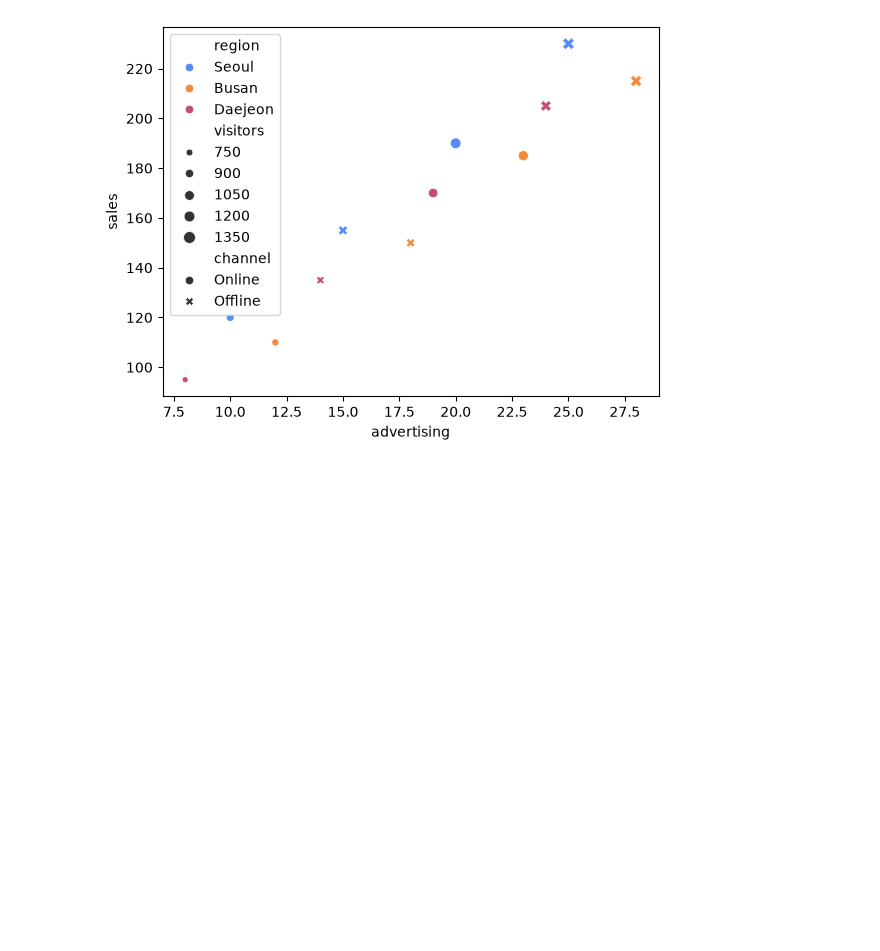
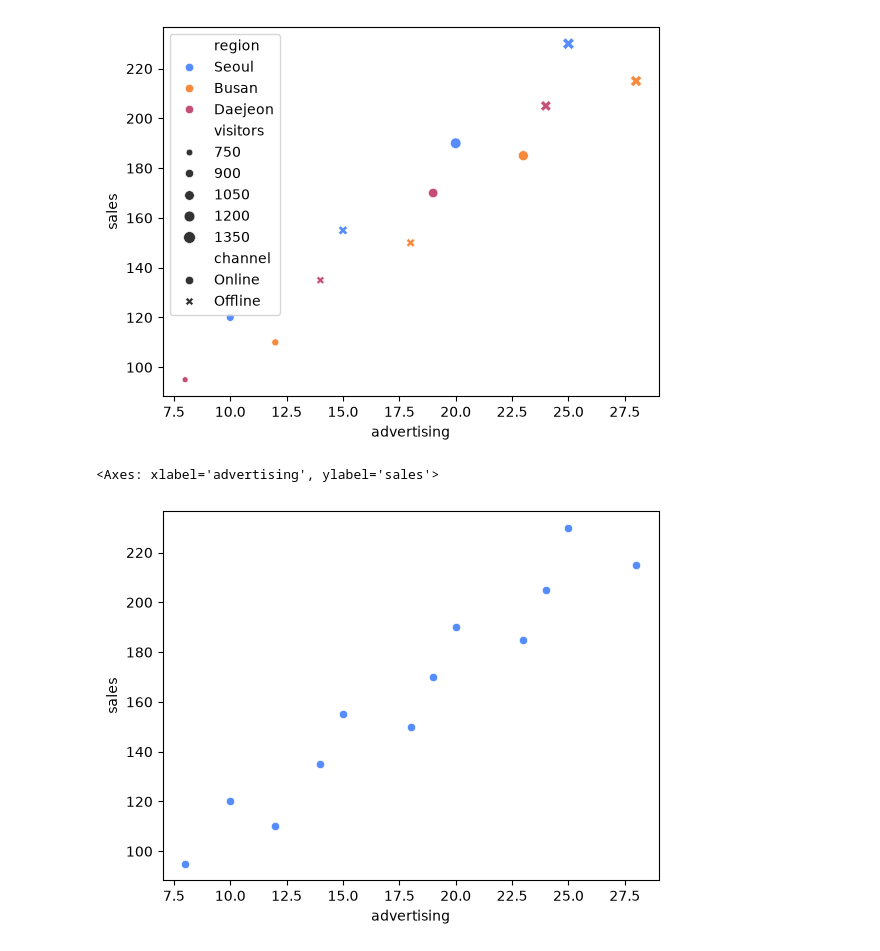
Before and after one commit to eddie1031/2026_SKP_005, a Jupyter notebook: seaborn_exp/basic/basic1.ipynb, the cells around one changed output. Drawn from its saved outputs; the diff is of its cells as text; code cells hidden in the pictures; blank space fills up the shorter version.

```diff
--- a/seaborn_exp/basic/basic1.ipynb
+++ b/seaborn_exp/basic/basic1.ipynb
@@ -182,3 +182,12 @@ sns.scatterplot(
 plt.show()
 # %% [output]
 [figure]
+# %%
+sns.scatterplot(
+    data=sales_df,
+    x='advertising',
+    y='sales',
+)
+# %% [output]
+<Axes: xlabel='advertising', ylabel='sales'>
+[figure, added]
```
Also changed, not shown: parts of 8 cells of this notebook.
